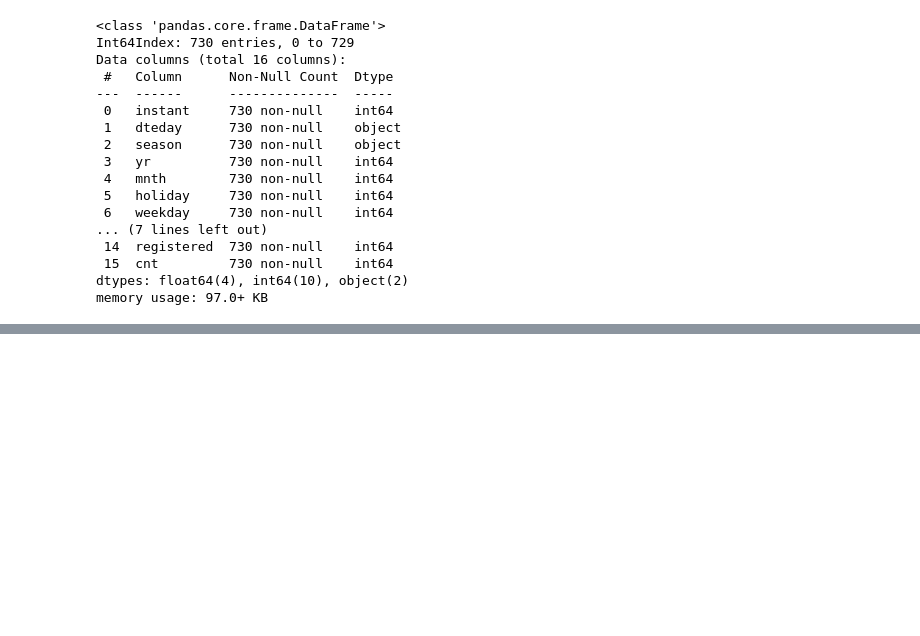
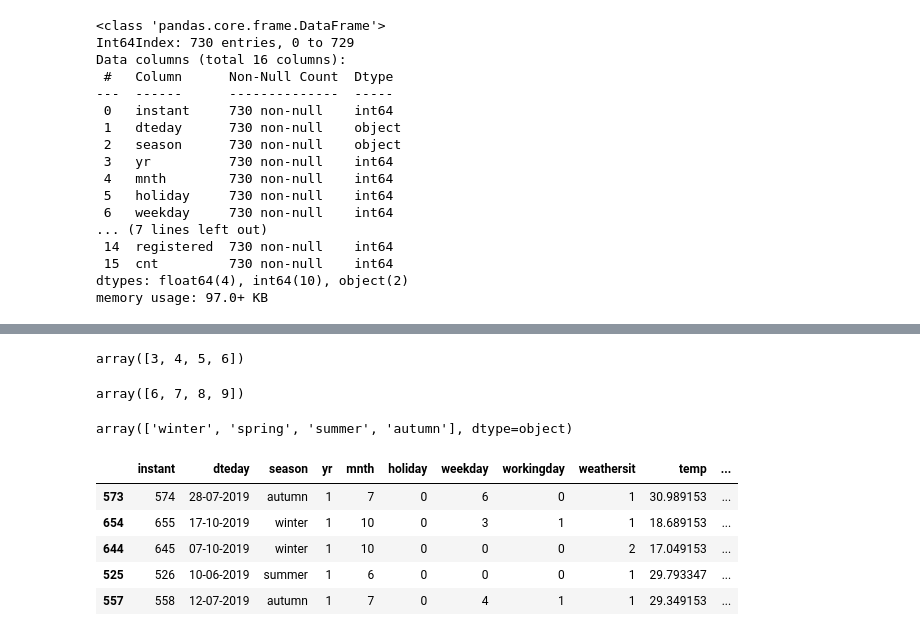
Before and after one commit to Adalab/proyecto-promo-C-modulo-3-team-2, a Jupyter notebook: exploracion.ipynb, the cells around one changed output, grey strips where cells are left out. Cells and saved outputs as stored; diff of their text form; code cells hidden in the pictures; blank space fills up the shorter version.

```diff
--- a/exploracion.ipynb
+++ b/exploracion.ipynb
@@ -44,0 +77,12 @@ df.sample(5)
+# %%
+#Verano 21 junio - 23 septiembre
+verano = df[df['season']=='summer']
+verano['mnth'].unique()
+# %% [output]
+array([3, 4, 5, 6])
+# %%
+#Otoño 23 septiembre - 21 de diciembre
+otoño = df[df['season']=='autumn']
+otoño['mnth'].unique()
+# %% [output]
+array([6, 7, 8, 9])
@@ -44,0 +120,13 @@ df.sample(5)
+# %%
+df['seasons_ok'].unique()
+# %% [output]
+array(['winter', 'spring', 'summer', 'autumn'], dtype=object)
+# %%
+df.sample(5)
+# %% [output]
+|  | instant | dteday | season | yr | mnth | holiday | weekday | workingday | weathersit | temp | ... |
+| 573 | 574 | 28-07-2019 | autumn | 1 | 7 | 0 | 6 | 0 | 1 | 30.989153 | ... |
+| 654 | 655 | 17-10-2019 | winter | 1 | 10 | 0 | 3 | 1 | 1 | 18.689153 | ... |
+| 644 | 645 | 07-10-2019 | winter | 1 | 10 | 0 | 0 | 0 | 2 | 17.049153 | ... |
+| 525 | 526 | 10-06-2019 | summer | 1 | 6 | 0 | 0 | 0 | 1 | 29.793347 | ... |
+| 557 | 558 | 12-07-2019 | autumn | 1 | 7 | 0 | 4 | 1 | 1 | 29.349153 | ... |
```
Also changed, not shown: parts of 15 cells of this notebook.
